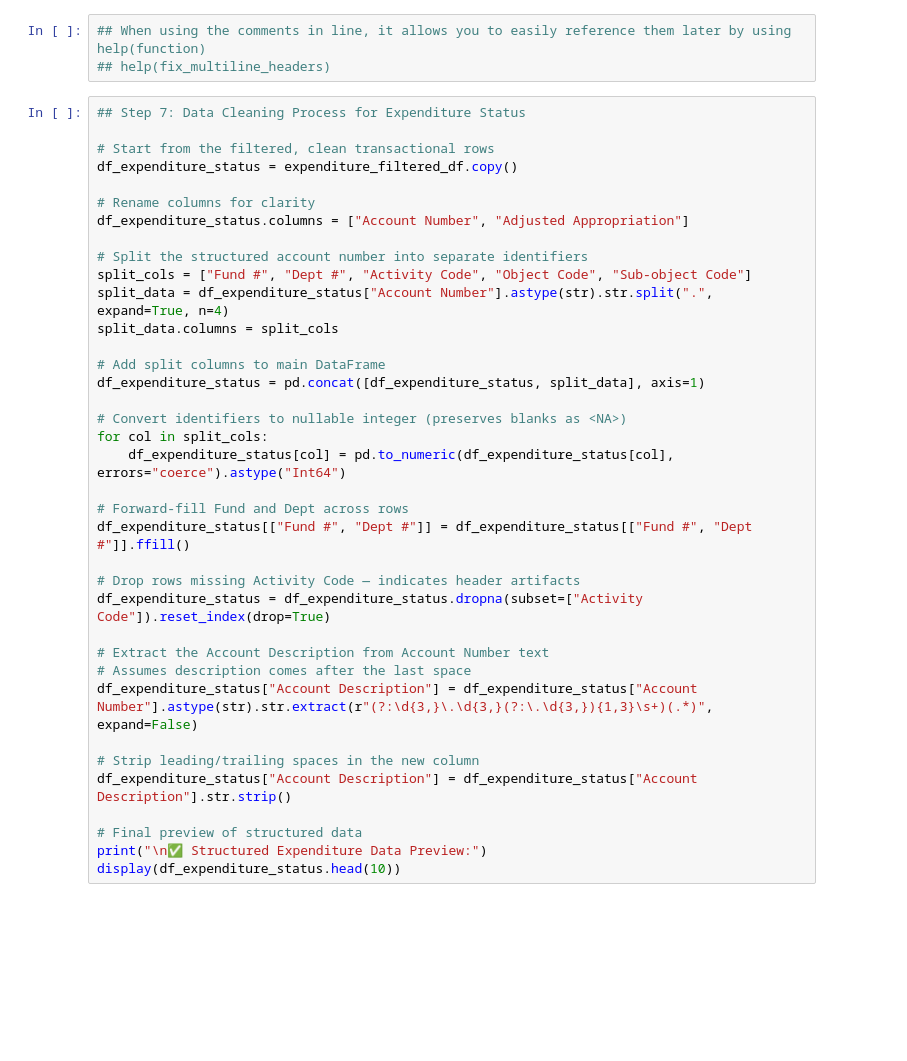
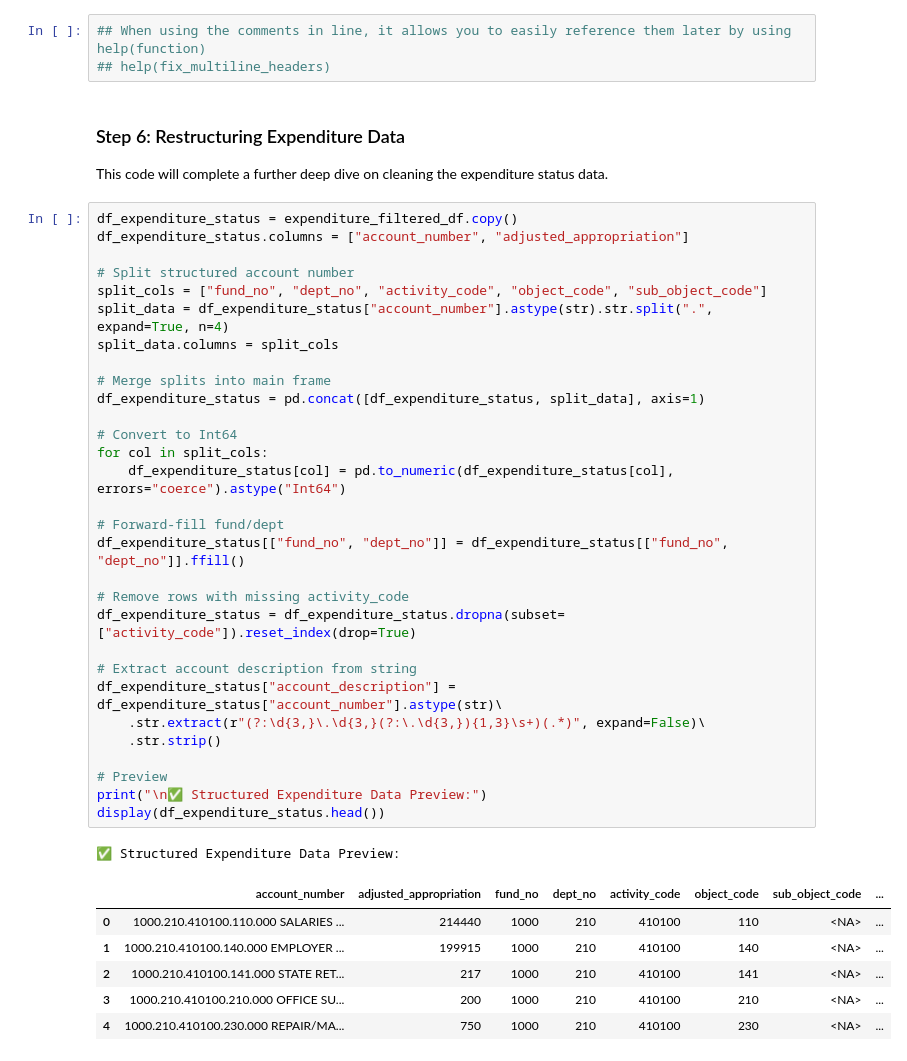
Before and after one commit to breannanpr/CityofMissoulaBudgetCapstone, a Jupyter notebook: citydata_01_cleaning.ipynb, the cells around one changed output. Drawn from its saved outputs; the diff is of its cells as text; blank space fills up the shorter version.

Commit message:
Created exploratory, updated format in cleaning
Updated format and structure of the cleaning ipynb, created a new exploratory analysis ipynb for greater clarification and structure to repository.

```diff
--- a/citydata_01_cleaning.ipynb
+++ b/citydata_01_cleaning.ipynb
@@ -247,43 +265,47 @@ def strip_whitespace_and_standardize(df):
 # %%
 ## When using the comments in line, it allows you to easily reference them later by using help(function)
 ## help(fix_multiline_headers)
+# %% [markdown]
+### Step 6: Restructuring Expenditure Data
+This code will complete a further deep dive on cleaning the expenditure status data.
 # %%
-## Step 7: Data Cleaning Process for Expenditure Status
+df_expenditure_status = expenditure_filtered_df.copy()
+df_expenditure_status.columns = ["account_number", "adjusted_appropriation"]
 
-# Start from the filtered, clean transactional rows
-df_expenditure_status = expenditure_filtered_df.copy()
-
-# Rename columns for clarity
-df_expenditure_status.columns = ["Account Number", "Adjusted Appropriation"]
-
-# Split the structured account number into separate identifiers
-split_cols = ["Fund #", "Dept #", "Activity Code", "Object Code", "Sub-object Code"]
-split_data = df_expenditure_status["Account Number"].astype(str).str.split(".", expand=True, n=4)
+# Split structured account number
+split_cols = ["fund_no", "dept_no", "activity_code", "object_code", "sub_object_code"]
+split_data = df_expenditure_status["account_number"].astype(str).str.split(".", expand=True, n=4)
 split_data.columns = split_cols
 
-# Add split columns to main DataFrame
+# Merge splits into main frame
 df_expenditure_status = pd.concat([df_expenditure_status, split_data], axis=1)
 
-# Convert identifiers to nullable integer (preserves blanks as <NA>)
+# Convert to Int64
 for col in split_cols:
     df_expenditure_status[col] = pd.to_numeric(df_expenditure_status[col], errors="coerce").astype("Int64")
 
-# Forward-fill Fund and Dept across rows
-df_expenditure_status[["Fund #", "Dept #"]] = df_expenditure_status[["Fund #", "Dept #"]].ffill()
+# Forward-fill fund/dept
+df_expenditure_status[["fund_no", "dept_no"]] = df_expenditure_status[["fund_no", "dept_no"]].ffill()
 
-# Drop rows missing Activity Code — indicates header artifacts
-df_expenditure_status = df_expenditure_status.dropna(subset=["Activity Code"]).reset_index(drop=True)
+# Remove rows with missing activity_code
+df_expenditure_status = df_expenditure_status.dropna(subset=["activity_code"]).reset_index(drop=True)
 
-# Extract the Account Description from Account Number text
-# Assumes description comes after the last space
-df_expenditure_status["Account Description"] = df_expenditure_status["Account Number"].astype(str).str.extract(r"(?:\d{3,}\.\d{3,}(?:\.\d{3,}){1,3}\s+)(.*)", expand=False)
+# Extract account description from string
+df_expenditure_status["account_description"] = df_expenditure_status["account_number"].astype(str)\
+    .str.extract(r"(?:\d{3,}\.\d{3,}(?:\.\d{3,}){1,3}\s+)(.*)", expand=False)\
+    .str.strip()
 
-# Strip leading/trailing spaces in the new column
-df_expenditure_status["Account Description"] = df_expenditure_status["Account Description"].str.strip()
-
-# Final preview of structured data
+# Preview
 print("\n✅ Structured Expenditure Data Preview:")
-display(df_expenditure_status.head(10))
+display(df_expenditure_status.head())
+# %% [output]
+✅ Structured Expenditure Data Preview:
+|  | account_number | adjusted_appropriation | fund_no | dept_no | activity_code | object_code | sub_object_code | ... |
+| 0 | 1000.210.410100.110.000 SALARIES ... | 214440 | 1000 | 210 | 410100 | 110 | <NA> | ... |
+| 1 | 1000.210.410100.140.000 EMPLOYER ... | 199915 | 1000 | 210 | 410100 | 140 | <NA> | ... |
+| 2 | 1000.210.410100.141.000 STATE RET... | 217 | 1000 | 210 | 410100 | 141 | <NA> | ... |
+| 3 | 1000.210.410100.210.000 OFFICE SU... | 200 | 1000 | 210 | 410100 | 210 | <NA> | ... |
+| 4 | 1000.210.410100.230.000 REPAIR/MA... | 750 | 1000 | 210 | 410100 | 230 | <NA> | ... |
 # %%
 # Preview column names to see where compound headers are followed by Unnamed cols
 print("\nRaw Program Inventory Columns:")
```
Also changed, not shown: parts of 25 cells of this notebook, 1 other file.
